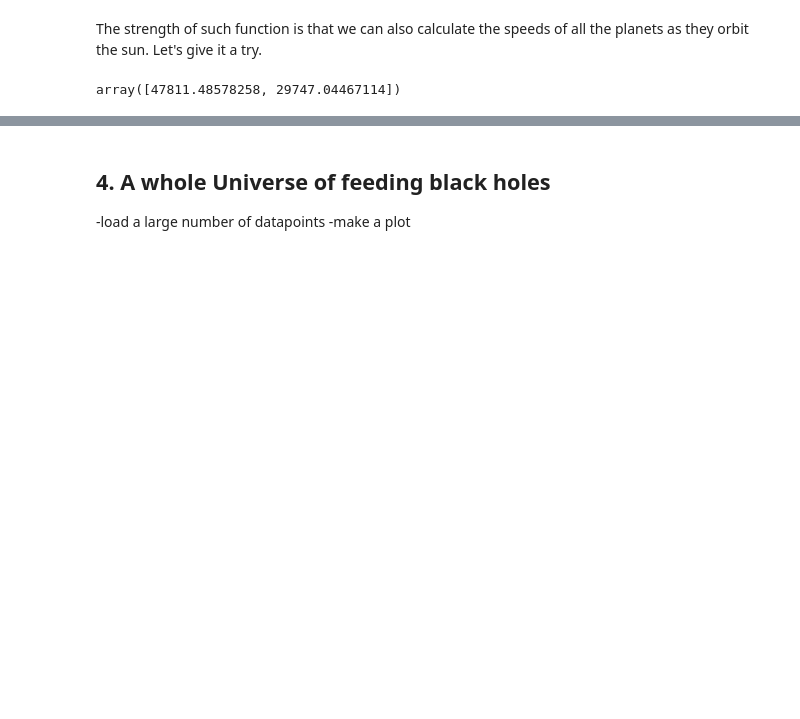
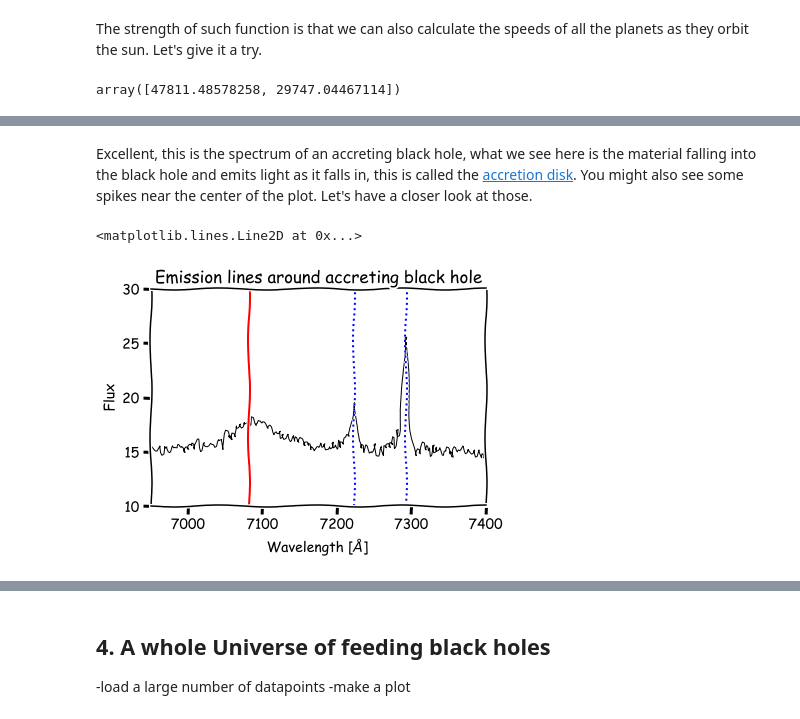
Before and after one commit to cvillforth/CodeBlack, a Jupyter notebook: CodingExercise.ipynb, the cells around one changed output, grey strips where cells are left out. Saved outputs shown, nothing was run; the diff lists cells and outputs as text; code cells hidden in the pictures; blank space fills up the shorter version.

```diff
--- a/CodingExercise.ipynb
+++ b/CodingExercise.ipynb
@@ -156,0 +310,16 @@ interactive(children=(FloatSlider(value=100.0, description='distance from BH', r
+# %% [markdown]
+Excellent, this is the spectrum of an accreting black hole, what we see here is the material falling into the black hole and emits light as it falls in, this is called the [accretion disk](https://en.wikipedia.org/wiki/Accretion_disk). You might also see some spikes near the center of the plot. Let's have a closer look at those.
+# %%
+plt.plot(wavelength, flux, ls='-', c='k', lw=1)
+plt.xlabel('Wavelength [$\AA$]')
+plt.ylabel('Flux')
+plt.xlim(6950, 7400)
+plt.ylim(10, 30)
+z=0.4563313
+plt.title("Emission lines around accreting black hole")
+plt.axvline(5008*(1+z), ls=':', c='b')
+plt.axvline(4960*(1+z), ls=':', c='b')
+plt.axvline(4863*(1+z), ls='-', c='r')
+# %% [output]
+<matplotlib.lines.Line2D at 0x...>
+[figure, added]
```
Also changed, not shown: parts of 45 cells of this notebook, 3 other files.
